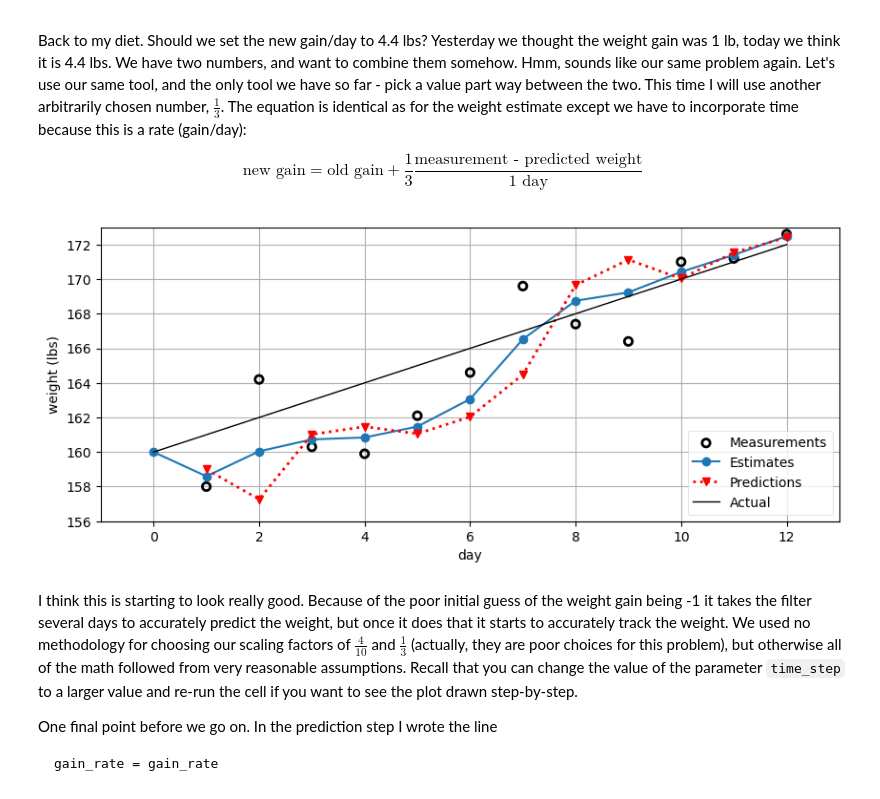
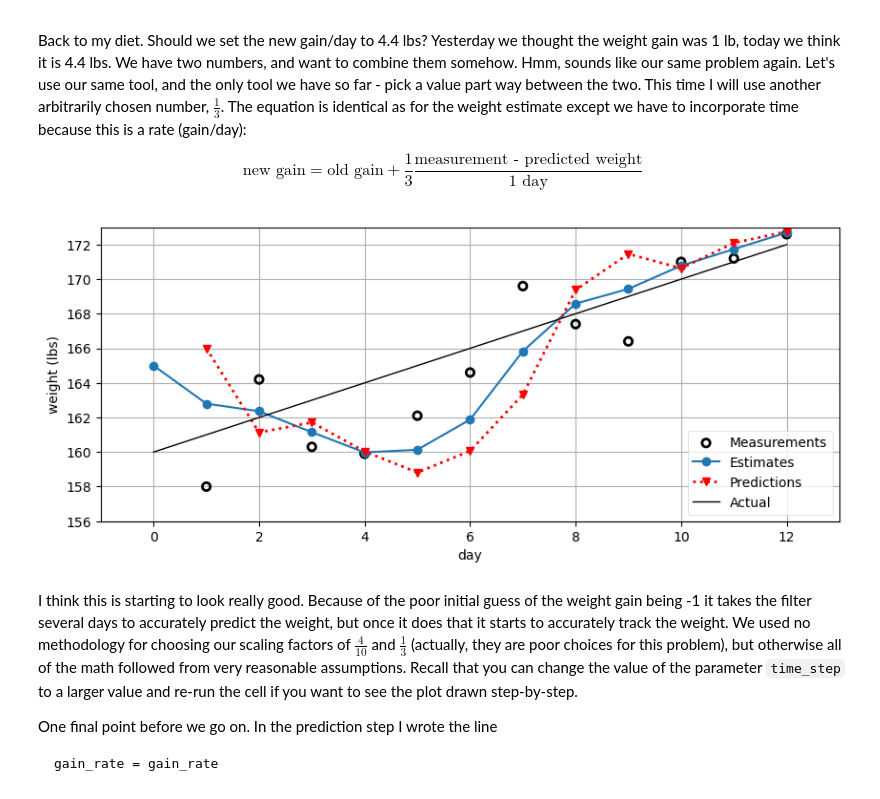
Before and after one commit to moris512/Kalman-and-Bayesian-Filters-in-Python, a Jupyter notebook: 01-g-h-filter.ipynb, the cells around one changed output. Saved outputs shown, nothing was run; the diff lists cells and outputs as text; code cells hidden in the pictures.

```diff
--- a/01-g-h-filter.ipynb
+++ b/01-g-h-filter.ipynb
@@ -292,32 +296,32 @@ Back to my diet. Should we set the new gain/day to 4.4 lbs? Yesterday we thought
 $$\text{new gain} = \text{old gain} + \frac{1}{3}\frac{\text{measurement - predicted weight}}{1 \text{ day}}
 $$
 # %%
-weight = 160.  # initial guess
-gain_rate = -1.0  # initial guess
+weight = 165.  # initial guess
+gain_rate = 1.0  # initial guess
 
 time_step = 1.
 weight_scale = 4./10
 gain_scale = 1./3
 estimates = [weight]
 predictions = []
 
 for z in weights:
     # prediction step
     weight = weight + gain_rate*time_step
     gain_rate = gain_rate
     predictions.append(weight)
 
     # update step
     residual = z - weight
 
     gain_rate = gain_rate + gain_scale   * (residual/time_step)
     weight    = weight    + weight_scale * residual
 
     estimates.append(weight)
 
 gh.plot_gh_results(weights, estimates, predictions, [160, 172])
 # %% [output]
-[figure, old version]
+[figure, new version]
 # %% [markdown]
 I think this is starting to look really good. Because of the poor initial guess of the weight gain being -1 it takes the filter several days to accurately predict the weight, but once it does that it starts to accurately track the weight. We used no methodology for choosing our scaling factors of $\frac{4}{10}$ and $\frac{1}{3}$ (actually, they are poor choices for this problem), but otherwise all of the math followed from very reasonable assumptions. Recall that you can change the value of the parameter `time_step` to a larger value and re-run the cell if you want to see the plot drawn step-by-step.
 
```
Also changed, not shown: parts of 34 cells of this notebook, 6 other files.
